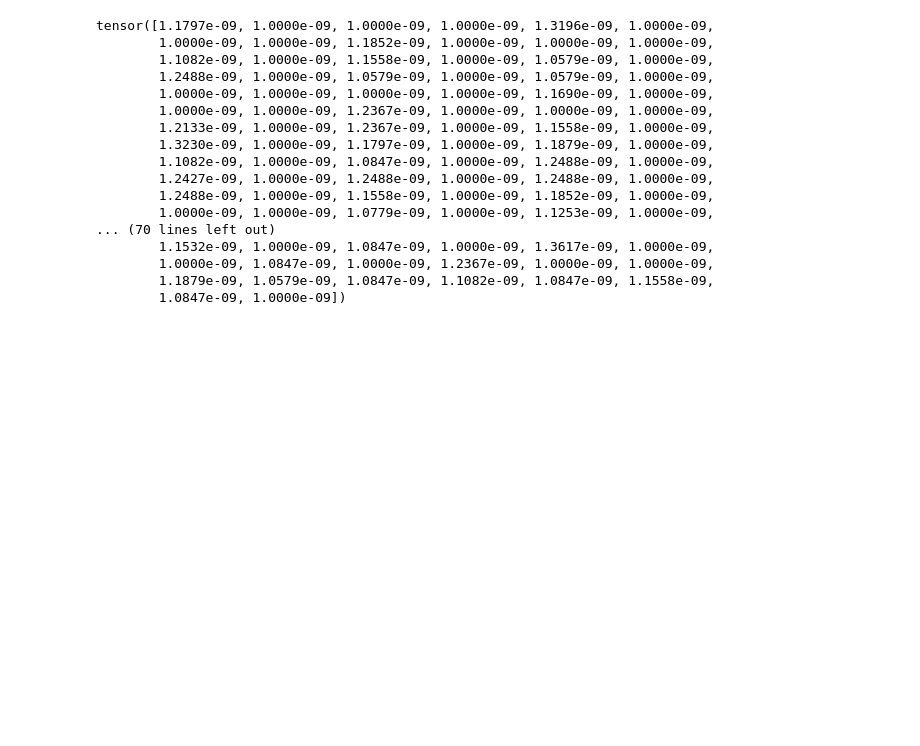
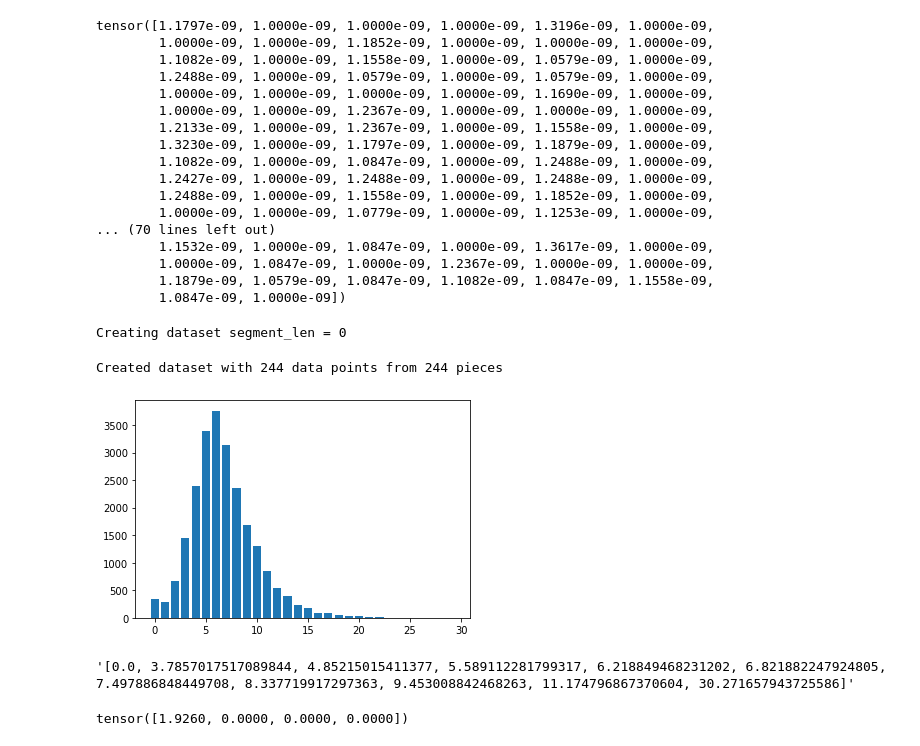
Before and after one commit to eri24816/improved-diffusion, a Jupyter notebook: analysis/metrics/test.ipynb, the cells around one changed output. Saved outputs shown, nothing was run; the diff lists cells and outputs as text; code cells hidden in the pictures; blank space fills up the shorter version.

Commit message:
Calculate polyphony and infinite sample

```diff
--- a/analysis/metrics/test.ipynb
+++ b/analysis/metrics/test.ipynb
@@ -84,3 +84,76 @@ tensor([1.1797e-09, 1.0000e-09, 1.0000e-09, 1.0000e-09, 1.3196e-09, 1.0000e-09,
         1.0000e-09, 1.0847e-09, 1.0000e-09, 1.2367e-09, 1.0000e-09, 1.0000e-09,
         1.1879e-09, 1.0579e-09, 1.0847e-09, 1.1082e-09, 1.0847e-09, 1.1558e-09,
         1.0847e-09, 1.0000e-09])
+# %%
+import torch
+import matplotlib.pyplot as plt
+from utils.pianoroll import PianoRoll, PianoRollDataset
+from tqdm import tqdm
+import numpy as np
+
+velocity_mapping = lambda x: x**0.1
+
+def calc_polyphony(pr:torch.Tensor,velocity_mapping = lambda x: (x<0.2)*4.5*x+(x>0.2)*(0.9+0.125*(x-0.2))):
+    """Calculate the polyphony of a one-bar pianoroll.
+
+    Args:
+        pr (torch.Tensor): A pianoroll tensor with shape (B,32,88). Values are in [0,127].
+
+    Returns:
+        int: The polyphony of the pianoroll.
+    """
+    assert list(pr.shape)[-2:] == [32,88]
+    B = pr.shape[0]
+    pr = (pr/128).clamp(0,1)
+    pr = velocity_mapping(pr) # [B,32,88]
+    #pr = (pr>0).float()#===============================
+    end_dist_list = []
+    scanner = torch.zeros(B,88,device=pr.device)
+    for i in range(31,-1,-1):
+        scanner = scanner + 1
+        end_dist_list += [scanner]
+        current = pr[:,i]
+        scanner = scanner * (1-current)
+
+    end_dist = torch.stack(list(reversed(end_dist_list)),dim=1) # [B,32,88]
+    weights = end_dist.detach()
+
+    weighted_pr = pr * weights # [B,32,88]
+    polyphony = weighted_pr.sum(dim=2).mean(dim=1) # [B]
+    return polyphony
+
+if __name__ == '__main__':
+    #　Load the data
+    ds = PianoRollDataset('/screamlab/home/eri24816/pianoroll_dataset/data/dataset_1/pianoroll_split/val')
+    #　Calculate the polyphony
+    bins = np.zeros(88)
+    polyphony_list = []
+    for pr in tqdm(ds.pianorolls):
+        pr = pr.to_tensor()
+        pr = pr.view(-1,32,88)
+        for bar in pr:
+            polyphony = calc_polyphony(bar.unsqueeze(0))
+            bins[min(int(polyphony),139)]+=1
+            polyphony_list.append(polyphony[0].item())
+
+    plt.bar(range(30),bins[:30])
+    plt.savefig('polyphony.png')
+# %% [output]
+Creating dataset segment_len = 0
+Created dataset with 244 data points from 244 pieces
+[figure, added]
+# %%
+# get 11 quantiles
+import numpy as np
+quantiles = np.quantile(polyphony_list, np.arange(0,1.1,0.1))
+str(list(quantiles))
+# %% [output]
+'[0.0, 3.7857017517089844, 4.85215015411377, 5.589112281799317, 6.218849468231202, 6.821882247924805, 7.497886848449708, 8.337719917297363, 9.453008842468263, 11.174796867370604, 30.271657943725586]'
+# %%
+pr= torch.zeros(4,32,88)
+pr[0,19,50] = 80
+pr[0,0,50] = 80
+pr[0,0,51] = 80
+calc_polyphony(pr)
+# %% [output]
+tensor([1.9260, 0.0000, 0.0000, 0.0000])
```
Also changed, not shown: parts of 9 cells of this notebook, 9 other files.
